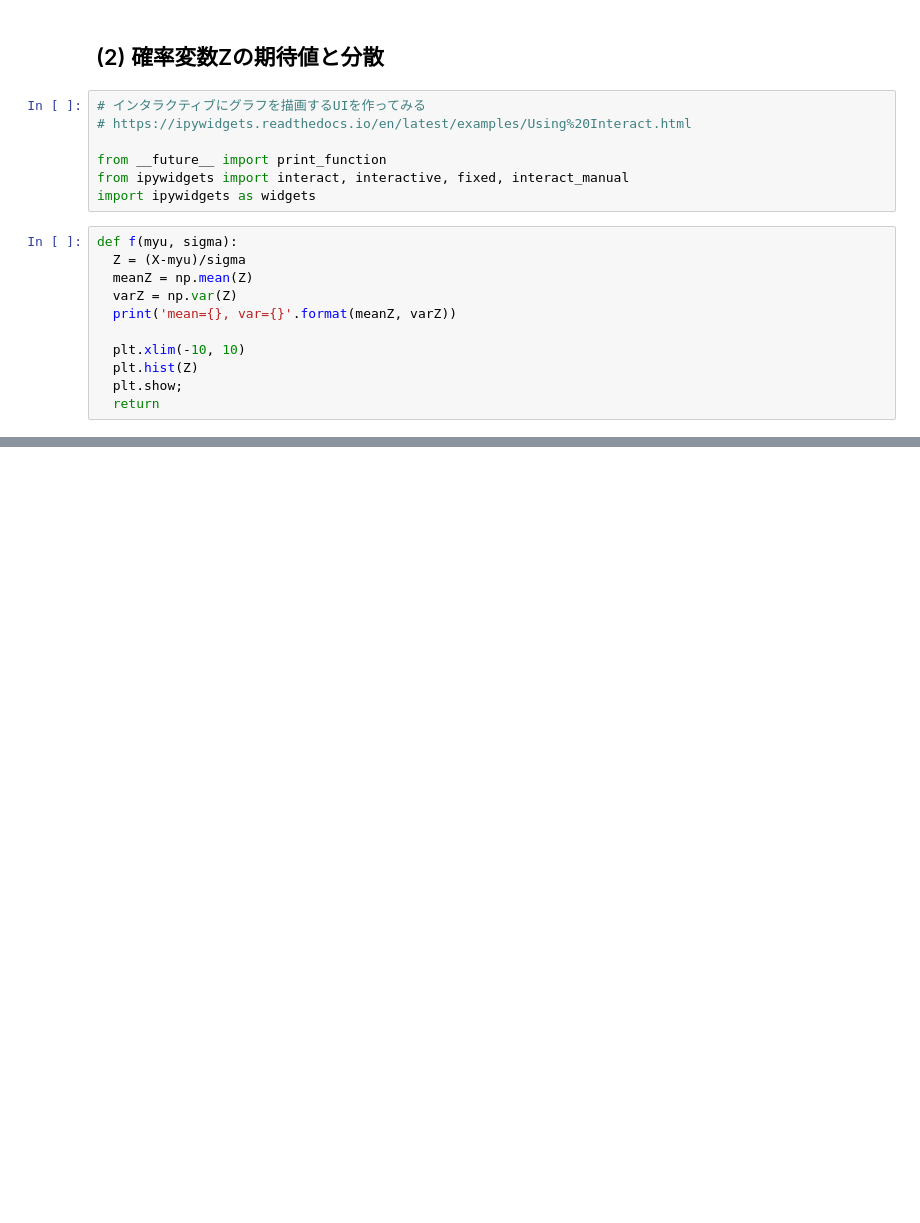
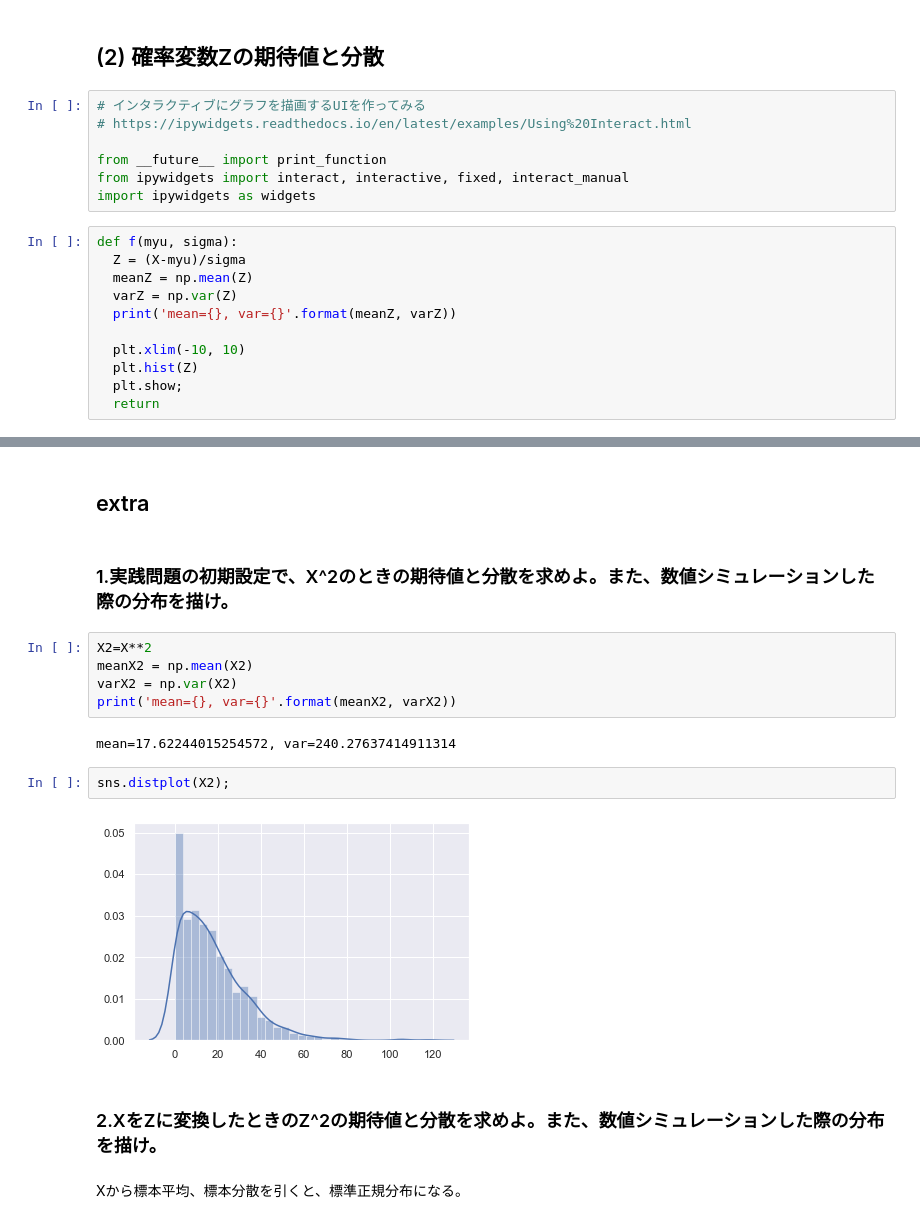
Before and after one commit to RTstudy/StatisticsStudy, a Jupyter notebook: exercise_03/exercise_03-2_matsudo840.ipynb, the cells around one changed output, grey strips where cells are left out. Drawn from its saved outputs; the diff is of its cells as text; blank space fills up the shorter version.

Commit message:
#3 extra

```diff
--- a/exercise_03/exercise_03-2_matsudo840.ipynb
+++ b/exercise_03/exercise_03-2_matsudo840.ipynb
@@ -79,0 +81,19 @@ interactive(children=(FloatSlider(value=0.0, description='myu', max=7.0, min=-7.
+# %% [markdown]
+## extra
+# %% [markdown]
+### 1.実践問題の初期設定で、X^2のときの期待値と分散を求めよ。また、数値シミュレーションした際の分布を描け。
+# %%
+X2=X**2
+meanX2 = np.mean(X2)
+varX2 = np.var(X2)
+print('mean={}, var={}'.format(meanX2, varX2))
+# %% [output]
+mean=17.62244015254572, var=240.27637414911314
+# %%
+sns.distplot(X2);
+# %% [output]
+[figure, added]
+# %% [markdown]
+### 2.XをZに変換したときのZ^2の期待値と分散を求めよ。また、数値シミュレーションした際の分布を描け。
+# %% [markdown]
+Xから標本平均、標本分散を引くと、標準正規分布になる。
```
Also changed, not shown: parts of 18 cells of this notebook.
